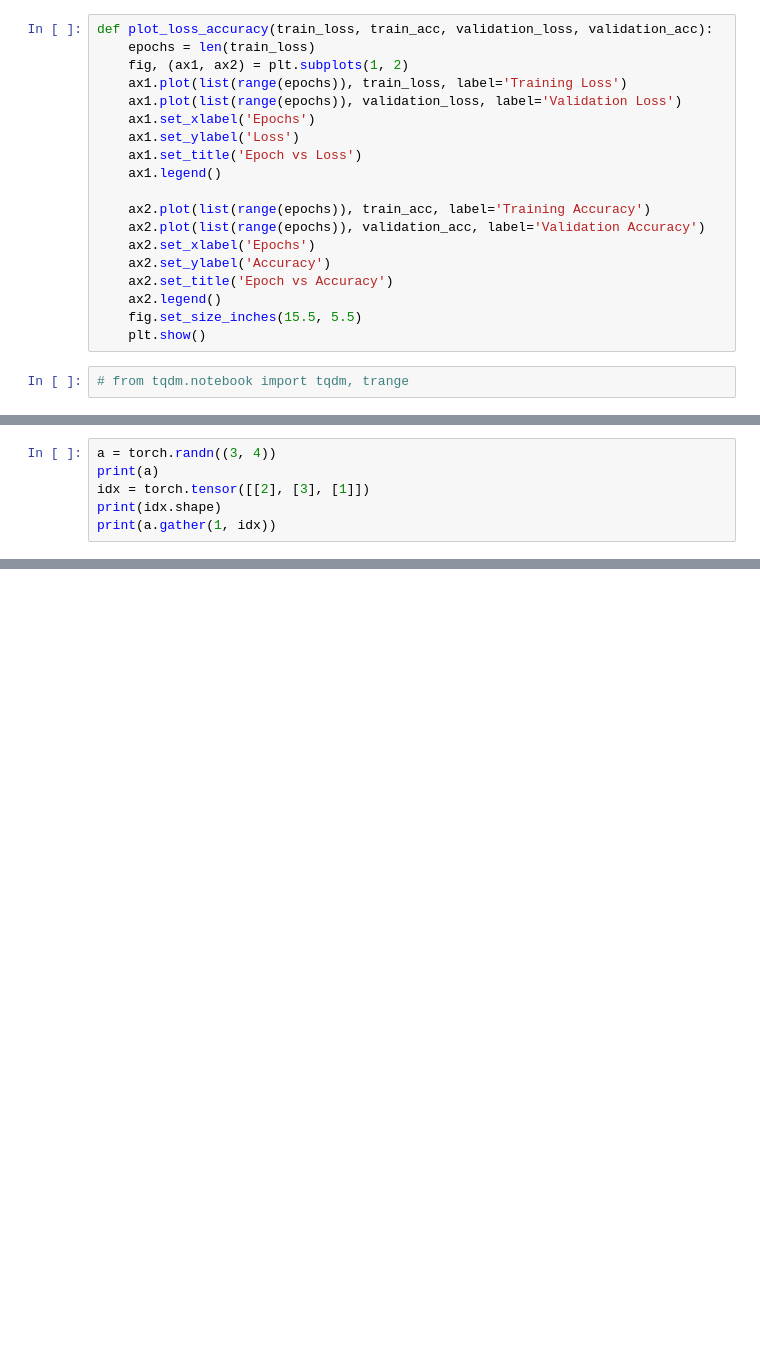
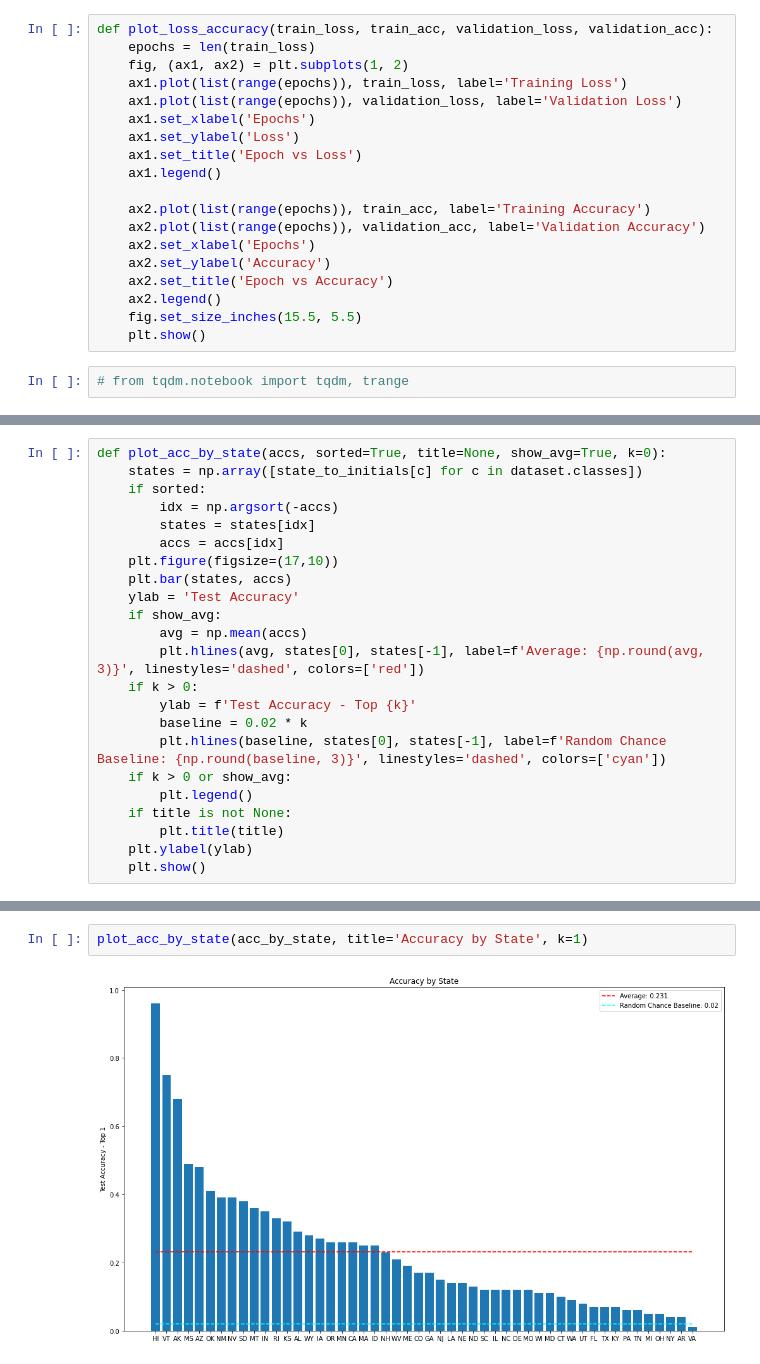
Before and after one commit to osimon8/GeoGuessrGuessr, a Jupyter notebook: notebook.ipynb, the cells around one changed output, grey strips where cells are left out. Cells and saved outputs as stored; diff of their text form; blank space fills up the shorter version.

```diff
--- a/notebook.ipynb
+++ b/notebook.ipynb
@@ -449,6 +459,0 @@ device(type='cuda')
-# %%
-a = torch.randn((3, 4))
-print(a)
-idx = torch.tensor([[2], [3], [1]])
-print(idx.shape)
-print(a.gather(1, idx))
@@ -533,0 +521,23 @@ acc_by_state = acc_by_state / state_total
+# %%
+def plot_acc_by_state(accs, sorted=True, title=None, show_avg=True, k=0):
+    states = np.array([state_to_initials[c] for c in dataset.classes])
+    if sorted:
+        idx = np.argsort(-accs)
+        states = states[idx]
+        accs = accs[idx]
+    plt.figure(figsize=(17,10))
+    plt.bar(states, accs)
+    ylab = 'Test Accuracy'
+    if show_avg:
+        avg = np.mean(accs)
+        plt.hlines(avg, states[0], states[-1], label=f'Average: {np.round(avg, 3)}', linestyles='dashed', colors=['red'])
+    if k > 0:
+        ylab = f'Test Accuracy - Top {k}'
+        baseline = 0.02 * k
+        plt.hlines(baseline, states[0], states[-1], label=f'Random Chance Baseline: {np.round(baseline, 3)}', linestyles='dashed', colors=['cyan'])
+    if k > 0 or show_avg:
+        plt.legend()
+    if title is not None:
+        plt.title(title)
+    plt.ylabel(ylab)
+    plt.show()
@@ -534 +560,5 @@ acc_by_state = acc_by_state / state_total
+# %%
+plot_acc_by_state(acc_by_state, title='Accuracy by State', k=1)
+# %% [output]
+[figure, added]
 # %%
```
Also changed, not shown: parts of 27 cells of this notebook.
